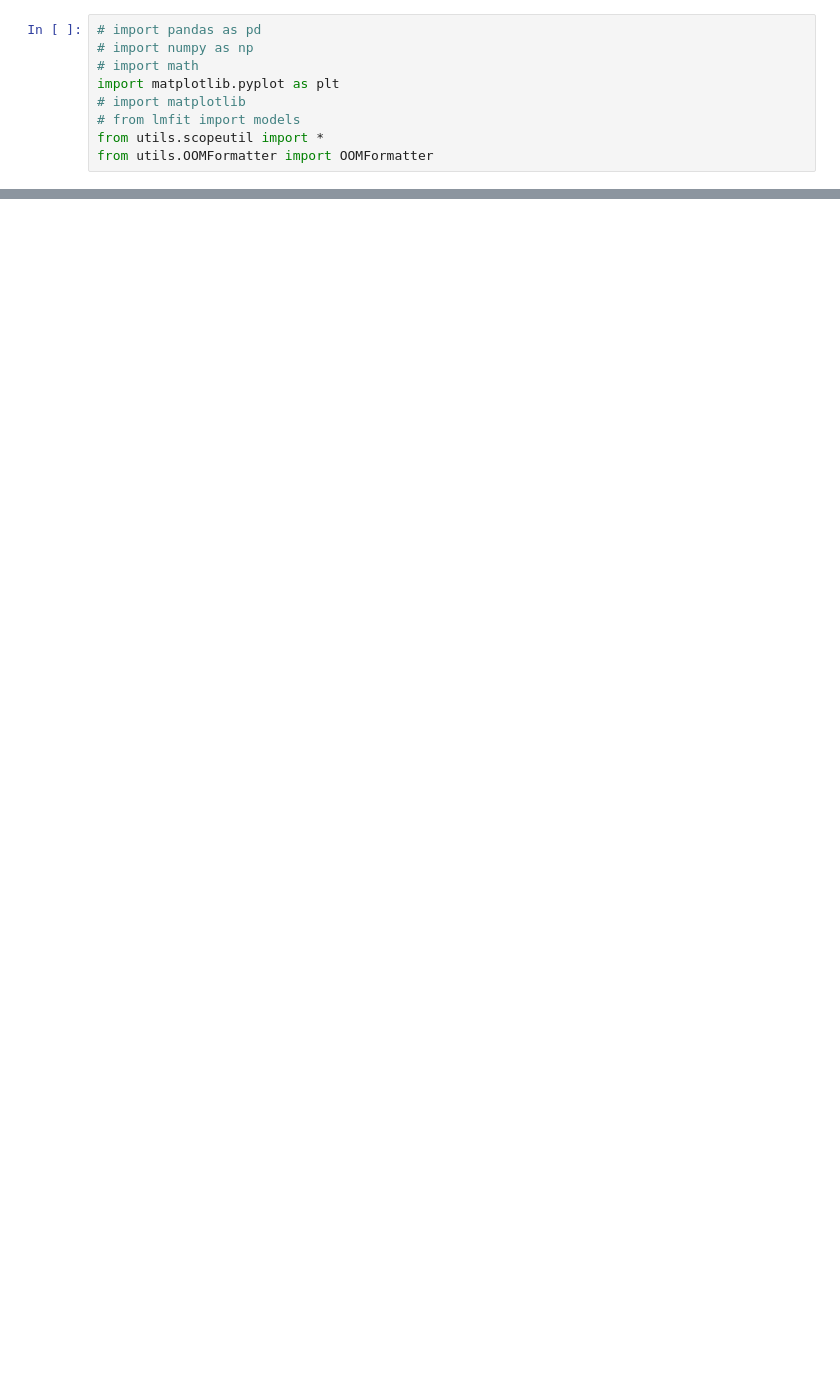
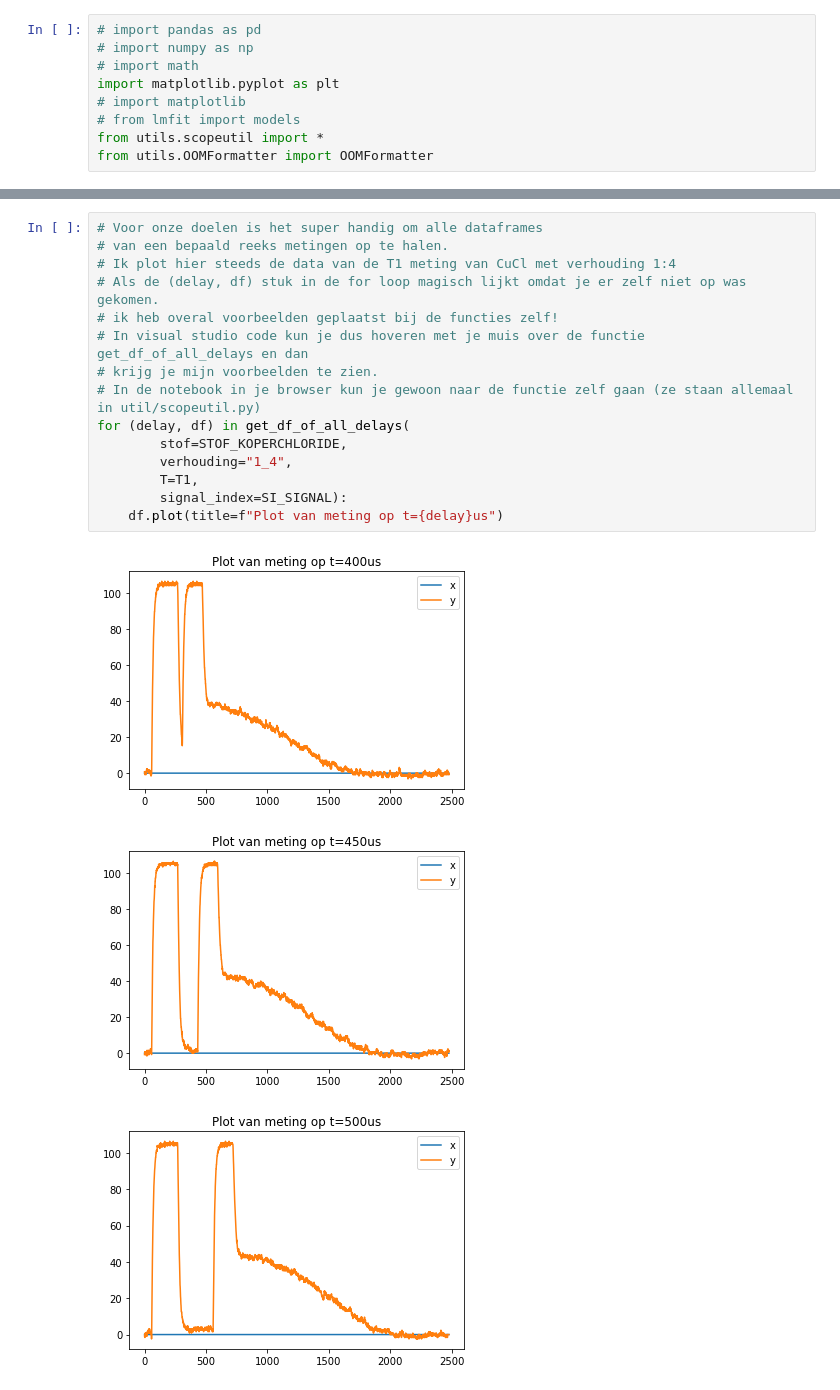
Before and after one commit to everydayanchovies/NMR, a Jupyter notebook: notebooks/nmr_dag_1.ipynb, the cells around one changed output, grey strips where cells are left out. Drawn from its saved outputs; the diff is of its cells as text; blank space fills up the shorter version.

```diff
--- a/notebooks/nmr_dag_1.ipynb
+++ b/notebooks/nmr_dag_1.ipynb
@@ -27,0 +22,19 @@ for verhouding in mogelijke_verhoudingen_van_koperchloride:
+# %%
+# Voor onze doelen is het super handig om alle dataframes
+# van een bepaald reeks metingen op te halen.
+# Ik plot hier steeds de data van de T1 meting van CuCl met verhouding 1:4
+# Als de (delay, df) stuk in de for loop magisch lijkt omdat je er zelf niet op was gekomen.
+# ik heb overal voorbeelden geplaatst bij de functies zelf!
+# In visual studio code kun je dus hoveren met je muis over de functie get_df_of_all_delays en dan
+# krijg je mijn voorbeelden te zien.
+# In de notebook in je browser kun je gewoon naar de functie zelf gaan (ze staan allemaal in util/scopeutil.py)
+for (delay, df) in get_df_of_all_delays(
+        stof=STOF_KOPERCHLORIDE,
+        verhouding="1_4",
+        T=T1,
+        signal_index=SI_SIGNAL):
+    df.plot(title=f"Plot van meting op t={delay}us")
+# %% [output]
+[figure, added]
+[figure, added]
+[figure, added]
```
Also changed, not shown: parts of 6 cells of this notebook, 1 other file.
